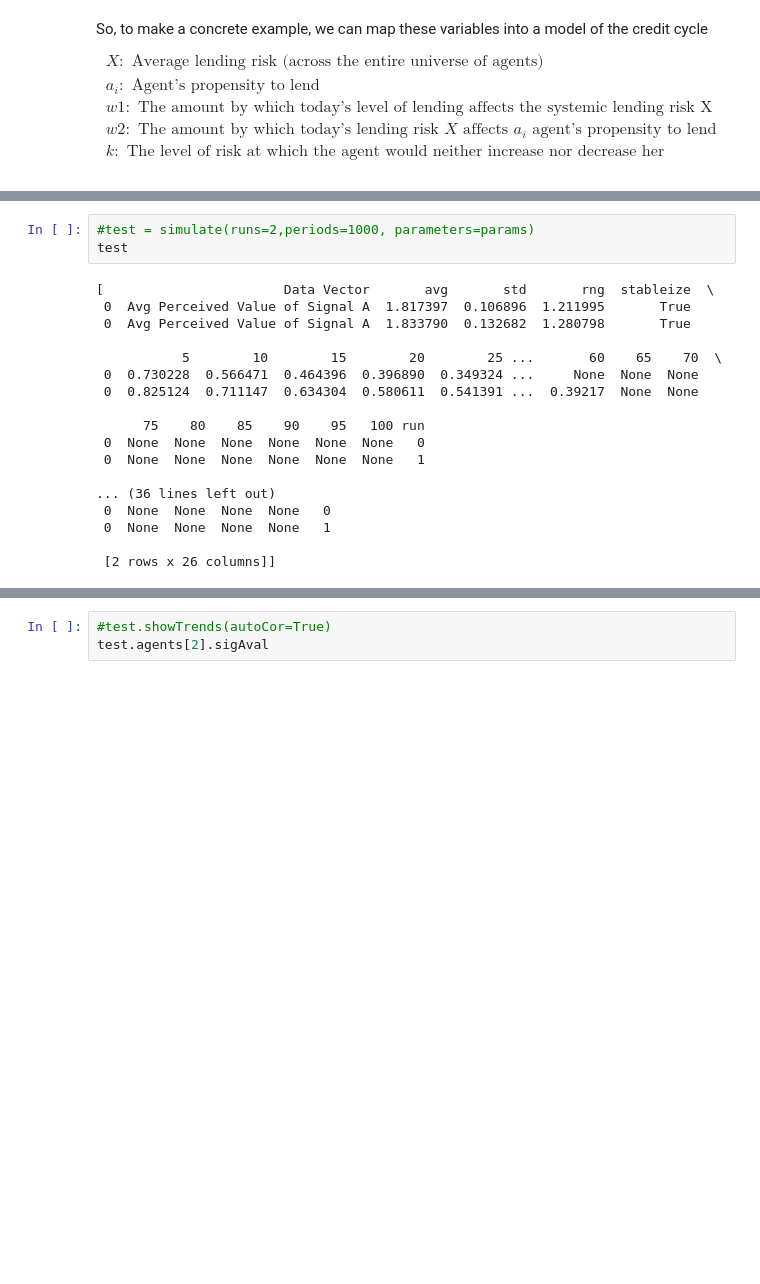
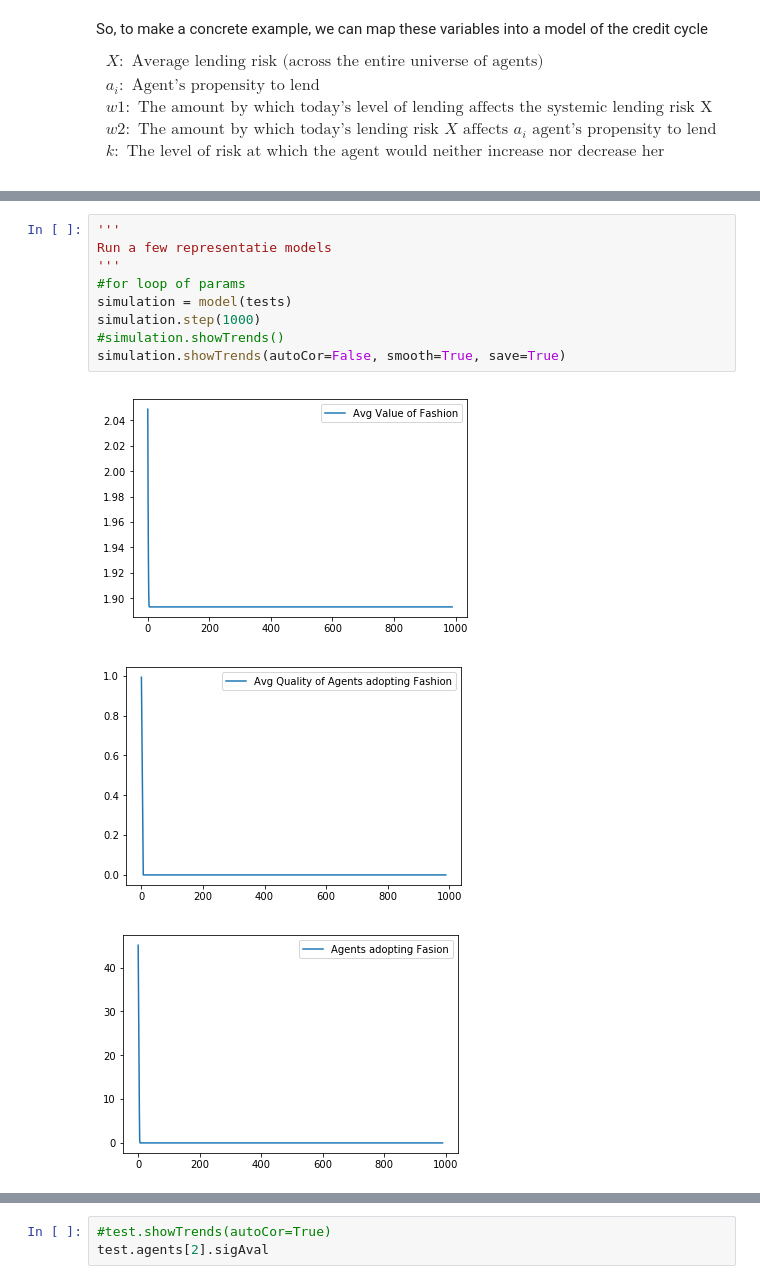
Before and after one commit to akaufman10/ABM, a Jupyter notebook: Experiential Learning.ipynb, the cells around one changed output, grey strips where cells are left out. Saved outputs shown, nothing was run; the diff lists cells and outputs as text; blank space fills up the shorter version.

Commit message:
added output and sensitivity tests

```diff
--- a/Experiential Learning.ipynb
+++ b/Experiential Learning.ipynb
@@ -430,21 +456,13 @@ test = model(params)
-# %%
-#test = simulate(runs=2,periods=1000, parameters=params)
-test
-# %% [output]
-[                       Data Vector       avg       std       rng  stableize  \
- 0  Avg Perceived Value of Signal A  1.817397  0.106896  1.211995       True
- 0  Avg Perceived Value of Signal A  1.833790  0.132682  1.280798       True
-
-           5        10        15        20        25 ...       60    65    70  \
- 0  0.730228  0.566471  0.464396  0.396890  0.349324 ...     None  None  None
- 0  0.825124  0.711147  0.634304  0.580611  0.541391 ...  0.39217  None  None
-
-      75    80    85    90    95   100 run
- 0  None  None  None  None  None  None   0
- 0  None  None  None  None  None  None   1
-
-... (36 lines left out)
- 0  None  None  None  None   0
- 0  None  None  None  None   1
-
- [2 rows x 26 columns]]
+# %%
+'''
+Run a few representatie models
+'''
+#for loop of params
+simulation = model(tests)
+simulation.step(1000)
+#simulation.showTrends()
+simulation.showTrends(autoCor=False, smooth=True, save=True)
+# %% [output]
+[figure, added]
+[figure, added]
+[figure, added]
```
Also changed, not shown: parts of 13 cells of this notebook.
